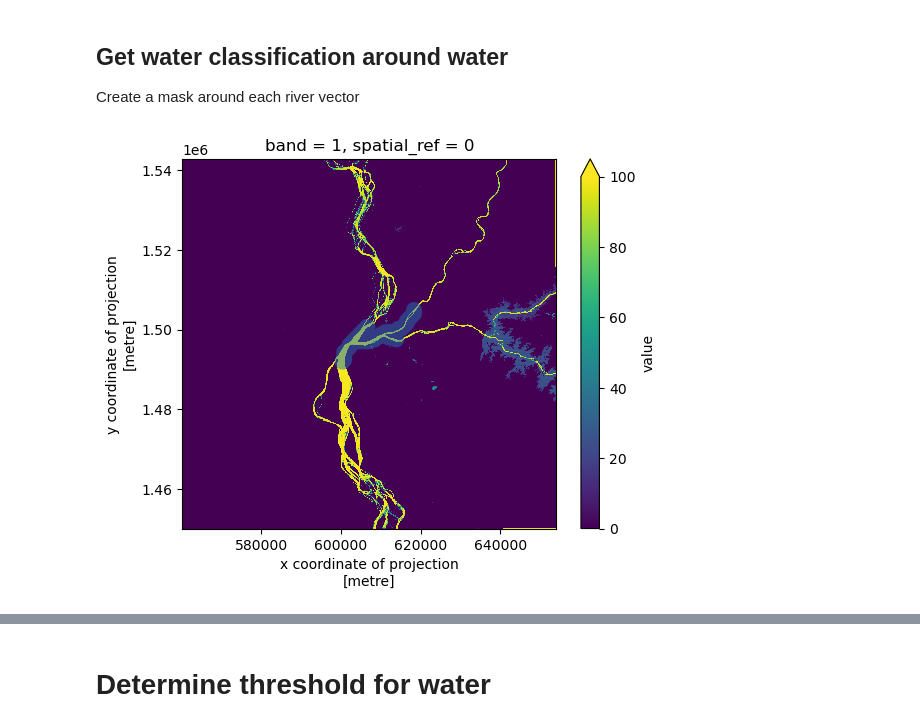
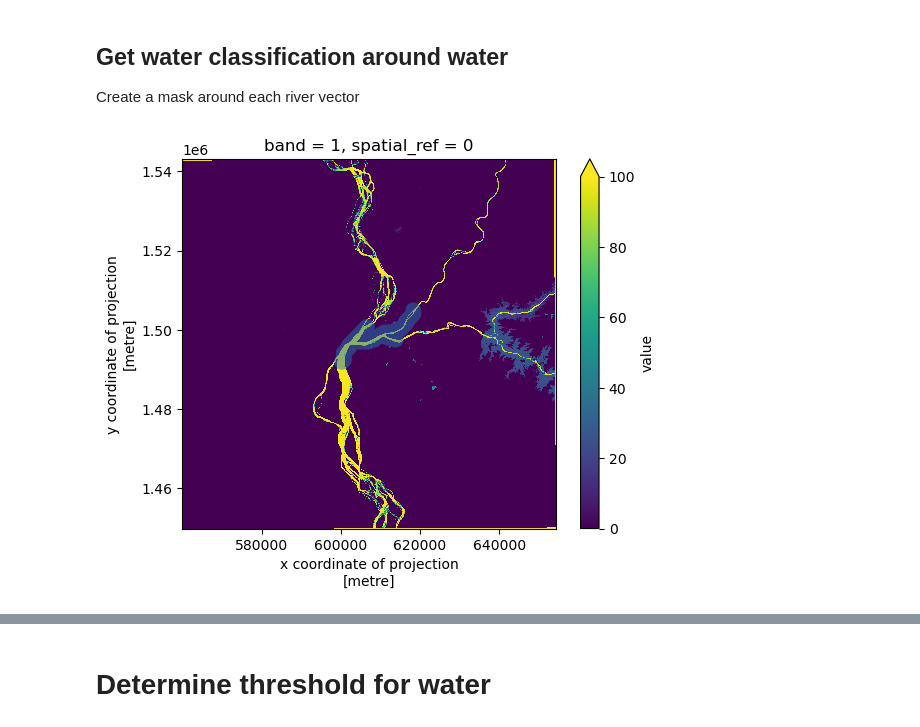
Before and after one commit to UW-GDA/mekong-water-quality, a Jupyter notebook: 01_river_reach_masks.ipynb, the cells around one changed output, grey strips where cells are left out. Cells and saved outputs as stored; diff of their text form; code cells hidden in the pictures.

```diff
--- a/01_river_reach_masks.ipynb
+++ b/01_river_reach_masks.ipynb
@@ -228,5 +230,6 @@ window
 # %% [output]
 Window(col_off=22224.999999996857, row_off=24183.333333334216, width=3466.666666666919, height=3358.333333333292)
 # %%
+
 water_sel_xds = water_xds.rio.isel_window(window=window)
-water_sel_xds
+water_sel_xds = water_sel_xds.rio.reproject(reaches.crs)
@@ -295,10 +245,10 @@ Create a mask around each river vector
 # %%
 # create 2km mask around each river vector
 buff = gpd.GeoDataFrame(geometry=gpd.GeoSeries(reaches['geometry'].buffer(2000).unary_union))
 fig, ax = plt.subplots()
-water_proj.plot.imshow(ax=ax, vmin=0,vmax=100, interpolation='none')
+water_sel_xds.plot.imshow(ax=ax, vmin=0,vmax=100, interpolation='none')
 buff.plot(ax=ax, alpha = 0.5, zorder=100);
 # %% [output]
-[figure, old version]
+[figure, new version]
 # %%
 # clip water dataset to buffer
```
Also changed, not shown: parts of 22 cells of this notebook, 7 other files.
